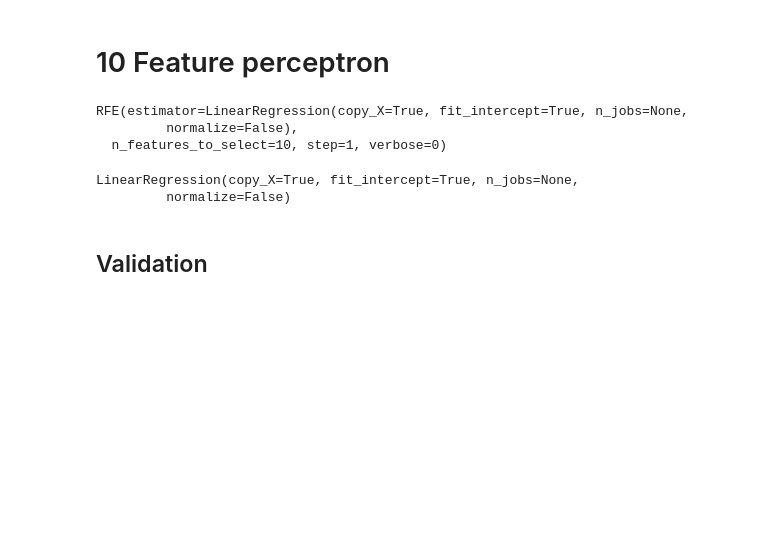
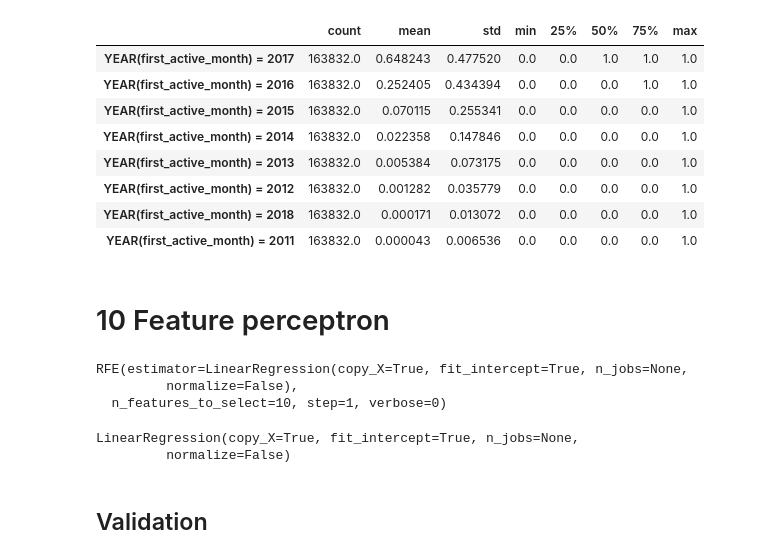
Before and after one commit to KennedyMurphy/elomerchant, a Jupyter notebook: notebooks/feature-selection.ipynb, the cells around one changed output. Saved outputs shown, nothing was run; the diff lists cells and outputs as text; code cells hidden in the pictures; blank space fills up the shorter version.

```diff
--- a/notebooks/feature-selection.ipynb
+++ b/notebooks/feature-selection.ipynb
@@ -25,3 +44,18 @@ target.set_index('card_id', inplace=True)
+# %%
+desc = feats.loc[~feats.index.isin(target[target['target'] < -30].index.values)].describe()
+
+# desc[desc['std'] == 0]
+desc[[c for c in desc.columns if 'YEAR(first_active_month) =' in c]].T
+# %% [output]
+|  | count | mean | std | min | 25% | 50% | 75% | max |
+| YEAR(first_active_month) = 2017 | 163832.0 | 0.648243 | 0.477520 | 0.0 | 0.0 | 1.0 | 1.0 | 1.0 |
+| YEAR(first_active_month) = 2016 | 163832.0 | 0.252405 | 0.434394 | 0.0 | 0.0 | 0.0 | 1.0 | 1.0 |
+| YEAR(first_active_month) = 2015 | 163832.0 | 0.070115 | 0.255341 | 0.0 | 0.0 | 0.0 | 0.0 | 1.0 |
+| YEAR(first_active_month) = 2014 | 163832.0 | 0.022358 | 0.147846 | 0.0 | 0.0 | 0.0 | 0.0 | 1.0 |
+| YEAR(first_active_month) = 2013 | 163832.0 | 0.005384 | 0.073175 | 0.0 | 0.0 | 0.0 | 0.0 | 1.0 |
+| YEAR(first_active_month) = 2012 | 163832.0 | 0.001282 | 0.035779 | 0.0 | 0.0 | 0.0 | 0.0 | 1.0 |
+| YEAR(first_active_month) = 2018 | 163832.0 | 0.000171 | 0.013072 | 0.0 | 0.0 | 0.0 | 0.0 | 1.0 |
+| YEAR(first_active_month) = 2011 | 163832.0 | 0.000043 | 0.006536 | 0.0 | 0.0 | 0.0 | 0.0 | 1.0 |
 # %%
 X = feats.values
 y = target.values.reshape(-1)
```
Also changed, not shown: parts of 5 cells of this notebook, 4 other files.
